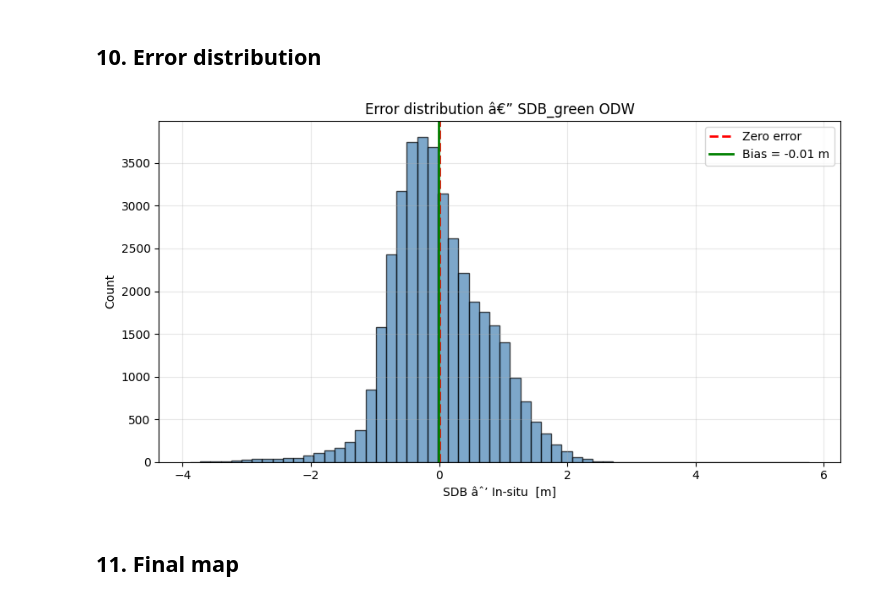
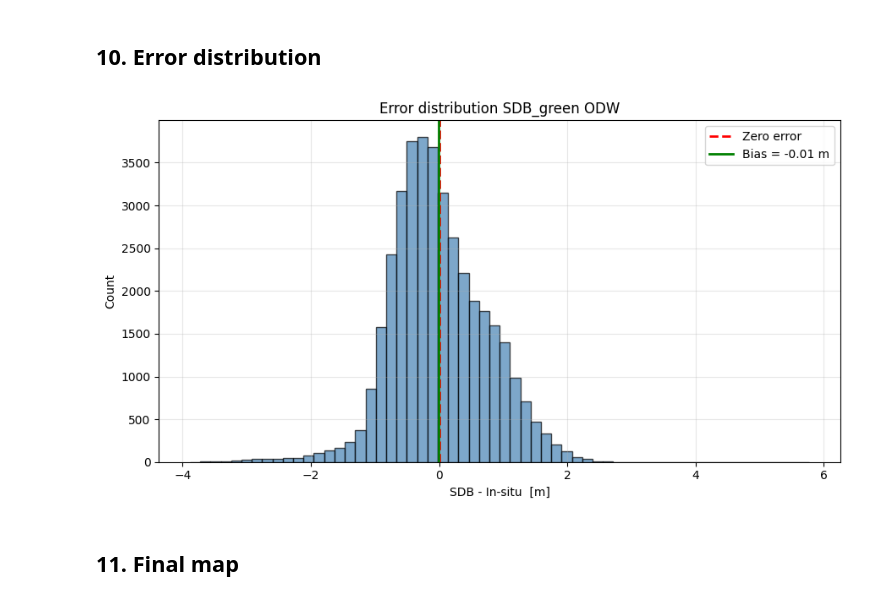
Before and after one commit to Aouei/gee_acolite, a Jupyter notebook: docs/jupyters/SDB_caballero_stumpf.ipynb, the cells around one changed output. Drawn from its saved outputs; the diff is of its cells as text; code cells hidden in the pictures.

```diff
--- a/docs/jupyters/SDB_caballero_stumpf.ipynb
+++ b/docs/jupyters/SDB_caballero_stumpf.ipynb
@@ -356,19 +356,19 @@ plt.show()
 # %%
 errors = sdb_pred - sdb_true
 
 fig, ax = plt.subplots(figsize=(9, 5))
 ax.hist(errors, bins=60, edgecolor='black', alpha=0.7, color='steelblue')
 ax.axvline(0, color='red', ls='--', lw=2, label='Zero error')
 ax.axvline(bias, color='green', lw=2, label=f'Bias = {bias:.2f} m')
-ax.set_xlabel('SDB âˆ’ In-situ  [m]')
+ax.set_xlabel('SDB - In-situ  [m]')
 ax.set_ylabel('Count')
-ax.set_title('Error distribution â€” SDB_green ODW')
+ax.set_title('Error distribution SDB_green ODW')
 ax.legend()
 ax.grid(True, alpha=0.3)
 plt.tight_layout()
 plt.show()
 # %% [output]
-[figure, old version]
+[figure, new version]
 # %% [markdown]
 ## 11. Final map
 # %%
```
Also changed, not shown: 1 other file.
